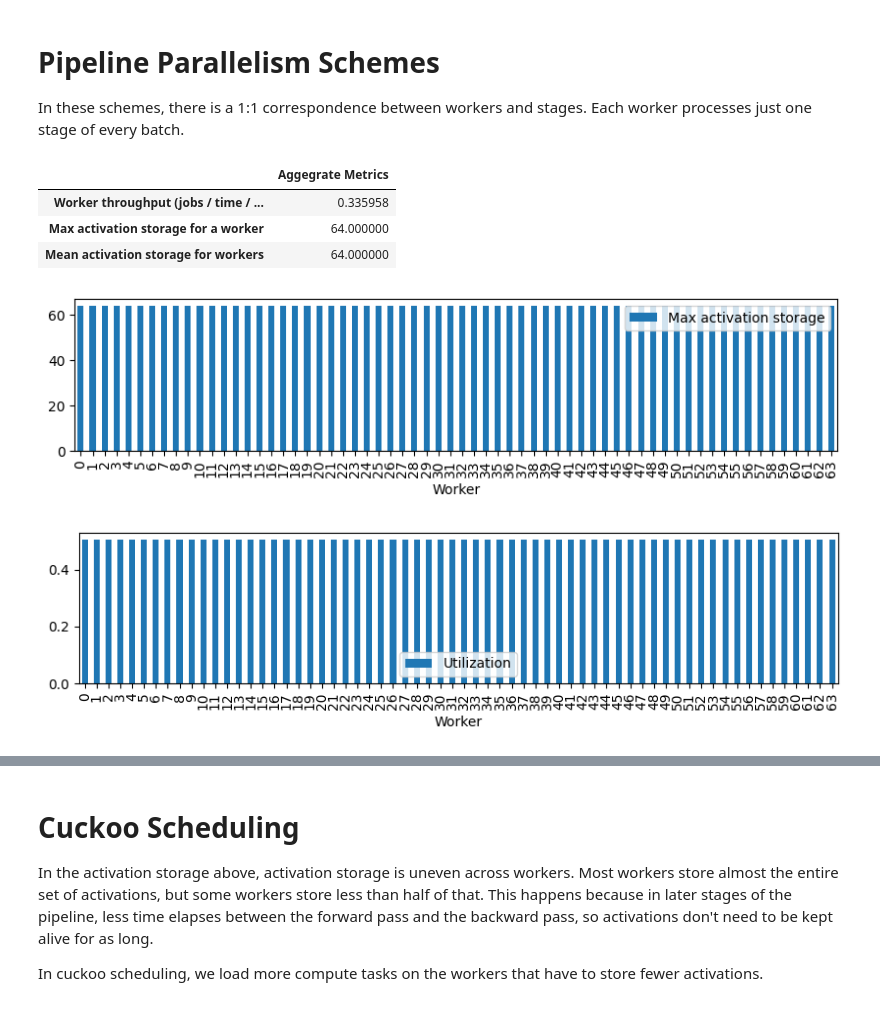
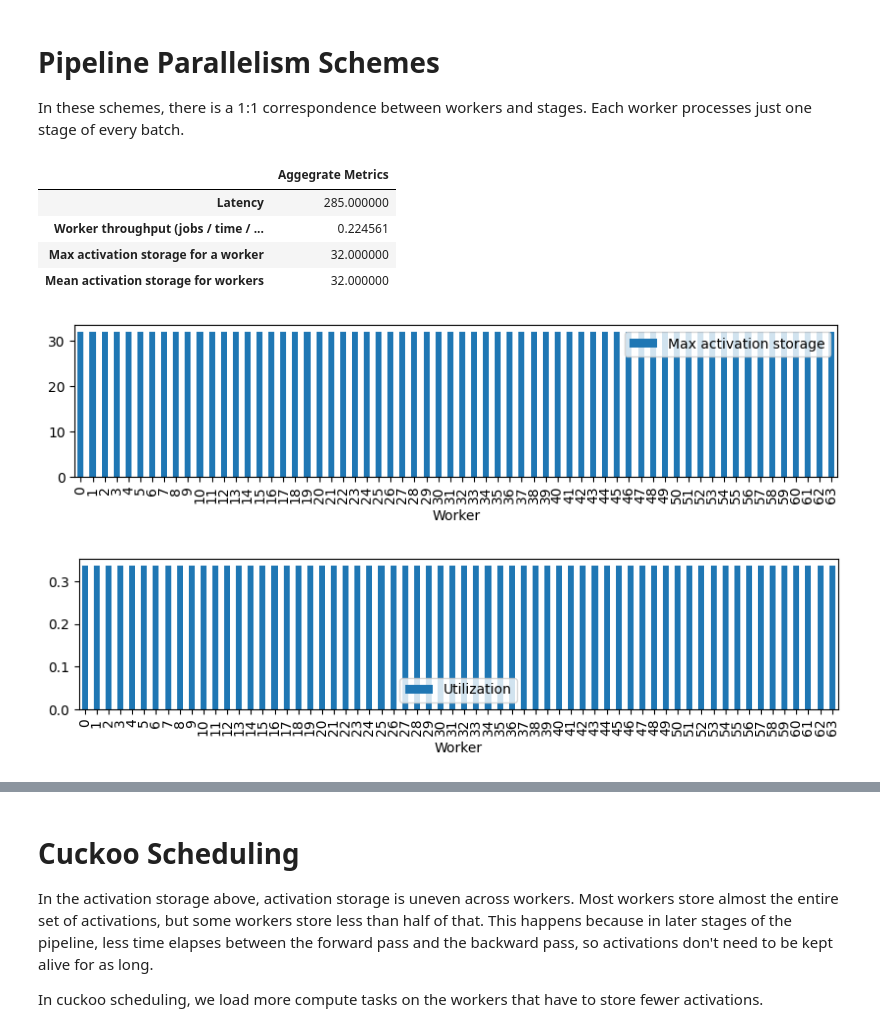
Before and after one commit to a-rahimi/parallel-training, a Jupyter notebook: parallelsim_notebook.ipynb, the cells around one changed output, grey strips where cells are left out. Cells and saved outputs as stored; diff of their text form; code cells hidden in the pictures.

```diff
--- a/parallelsim_notebook.ipynb
+++ b/parallelsim_notebook.ipynb
@@ -31,23 +31,18 @@ import parallelsim
 reload(parallelsim)
 
 from parallelsim import Work, ComputeAndWeightWorkers
+
+num_stages = 64
+num_batches = 32
 # %% [markdown]
 # Distributed Data Parallelism schemes
 
 In these schemes, there is a 1:1 correspondence between workers and batches. Each worker processes every stage of the batch assigned to it in sequence.
 # %%
-num_workers = 6
-num_stages = 6
-num_batches = 6
-
-
 def DistributedDataParallel(w: Work):
     return ComputeAndWeightWorkers(w.batch, w.batch)
 
 
-assert num_batches == num_workers
-
-
-parallelsim.simulate(num_workers, num_stages, num_batches, DistributedDataParallel)
+parallelsim.simulate(num_batches, num_stages, num_batches, DistributedDataParallel)
 # %% [output]
 |  | Aggegrate Metrics |
@@ -107,29 +74,23 @@ parallelsim.simulate(
 
 In these schemes, there is a 1:1 correspondence between workers and stages. Each worker processes just one stage of every batch.
 # %%
-num_stages = 64
-num_workers = 64
-num_batches = 64
-
-
 def GPipe(w: Work):
     return ComputeAndWeightWorkers(w.stage, w.stage)
 
 
-assert num_stages == num_workers
-
 parallelsim.simulate(
-    num_workers,
+    num_stages,
     num_stages,
     num_batches,
     GPipe,
     parallelsim.OldestStageFirst(num_stages, num_batches),
 )
 # %% [output]
 |  | Aggegrate Metrics |
-| Worker throughput (jobs / time / ... | 0.335958 |
-| Max activation storage for a worker | 64.000000 |
-| Mean activation storage for workers | 64.000000 |
+| Latency | 285.000000 |
+| Worker throughput (jobs / time / ... | 0.224561 |
+| Max activation storage for a worker | 32.000000 |
+| Mean activation storage for workers | 32.000000 |
 [figure]
-[figure, old version]
+[figure, new version]
 # %%
```
Also changed, not shown: parts of 7 cells of this notebook.
